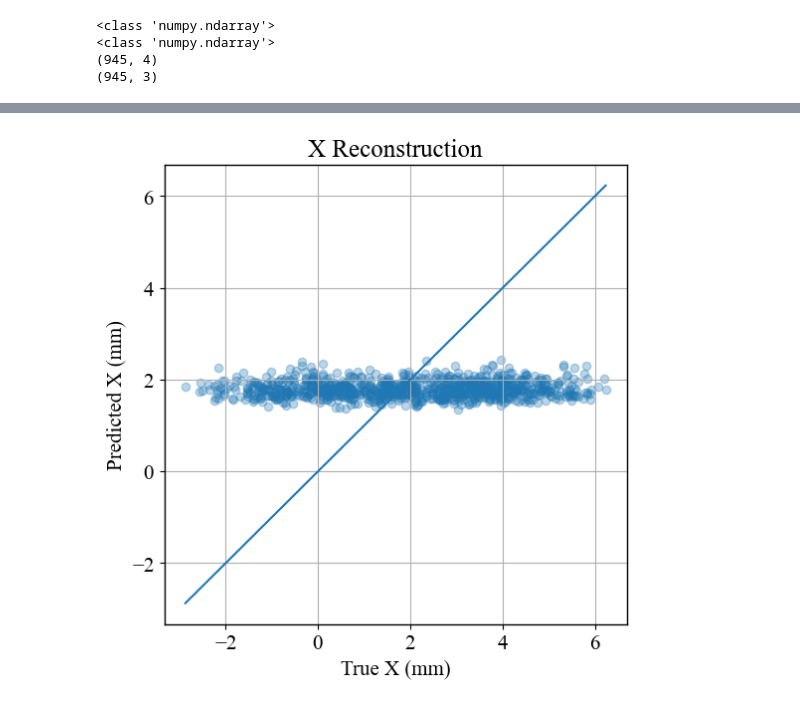
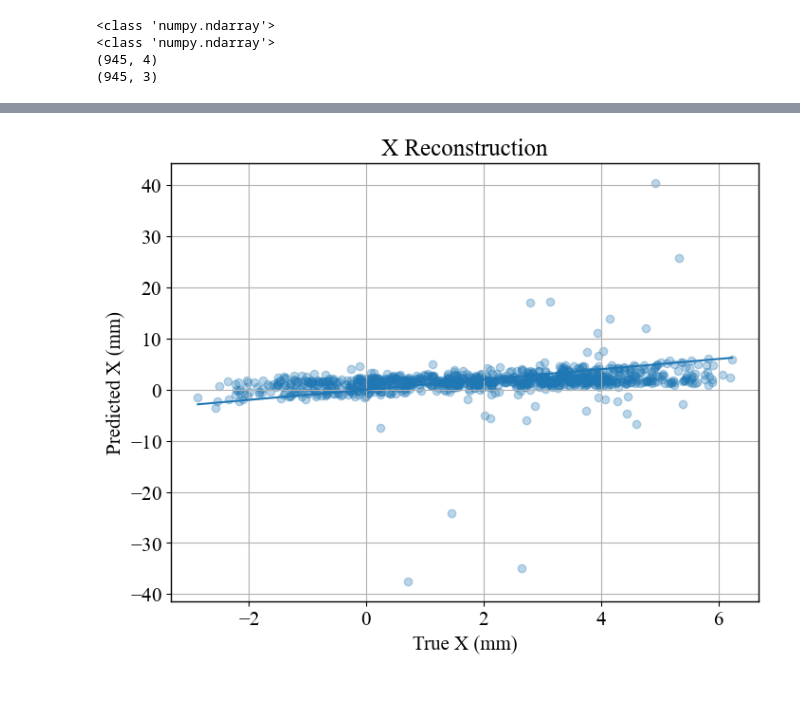
Before and after one commit to ruthhodgson/qe_pet_vae, a Jupyter notebook: vae.ipynb, the cells around one changed output, grey strips where cells are left out. Saved outputs shown, nothing was run; the diff lists cells and outputs as text; code cells hidden in the pictures.

```diff
--- a/vae.ipynb
+++ b/vae.ipynb
@@ -253,7 +258,7 @@ class Sampling(layers.Layer):
 
 #encoding layer
 
-encode_inputs = keras.Input(shape=(3, 3))
+encode_inputs = keras.Input(shape=(3, 4))
 
 
 input = layers.Dense(64, activation= 'relu')(encode_inputs)
@@ -362,20 +367,20 @@ class VAE(keras.Model):
 
             learning_loss = ops.mean(ops.square(learning_output- anns))
 
-            kl_loss = -0.5*(1+z_log_var - ops.square(z_mean)-ops.exp(z_log_var))
-            kl_loss = ops.mean(ops.sum(kl_loss, axis = 1))
+            # kl_loss = -0.5*(1+z_log_var - ops.square(z_mean)-ops.exp(z_log_var))
+            # kl_loss = ops.mean(ops.sum(kl_loss, axis = 1))
 
-            loss = learning_loss + kl_loss
+            loss = learning_loss + 0
 
         gradients = tape.gradient(loss, self.trainable_weights)
         self.optimizer.apply_gradients(zip(gradients, self.trainable_weights))
         self.total_loss_tracker.update_state(loss)
         self.learning_loss_tracker.update_state(learning_loss)
-        self.kl_loss_tracker.update_state(kl_loss)
+        # self.kl_loss_tracker.update_state(kl_loss)
         return {
             "loss":self.total_loss_tracker.result(),
-            "learning_loss":self.learning_loss_tracker.result(),
-            "kl_loss": self.kl_loss_tracker.result()
+            "learning_loss":self.learning_loss_tracker.result()
+            # "kl_loss": self.kl_loss_tracker.result()
         }
 
     def call(self, inputs):
@@ -495,7 +502,7 @@ print(prediction.shape)
 (945, 4)
 (945, 3)
 # %%
-prediction = vae.predict([input_train, plane_train])
+prediction = vae.predict([input_test, plane_test])
 
 print(prediction.shape)
 print(prediction[:5])
@@ -542,26 +555,30 @@ Mean annihilation position error: 3.6865368 mm
 # %%
 # X
-plt.figure(figsize=(6,6))
+plt.figure(figsize=(8,6))
 
 plt.scatter(
     out_test[:,0],
     prediction[:,0],
     alpha=0.3
 )
 
 plt.xlabel("True X (mm)")
 plt.ylabel("Predicted X (mm)")
 plt.title("X Reconstruction")
 
 plt.plot(
     [out_test[:,0].min(), out_test[:,0].max()],
     [out_test[:,0].min(), out_test[:,0].max()]
 )
+# plt.xlim([-3.5, 7.5])
+# plt.ylim([-45, 55])
+
+
 
 plt.grid()
 plt.show()
 # %% [output]
-[figure, old version]
+[figure, new version]
 # %%
 # X
 plt.figure(figsize=(6,6))
```
Also changed, not shown: parts of 16 cells of this notebook.
